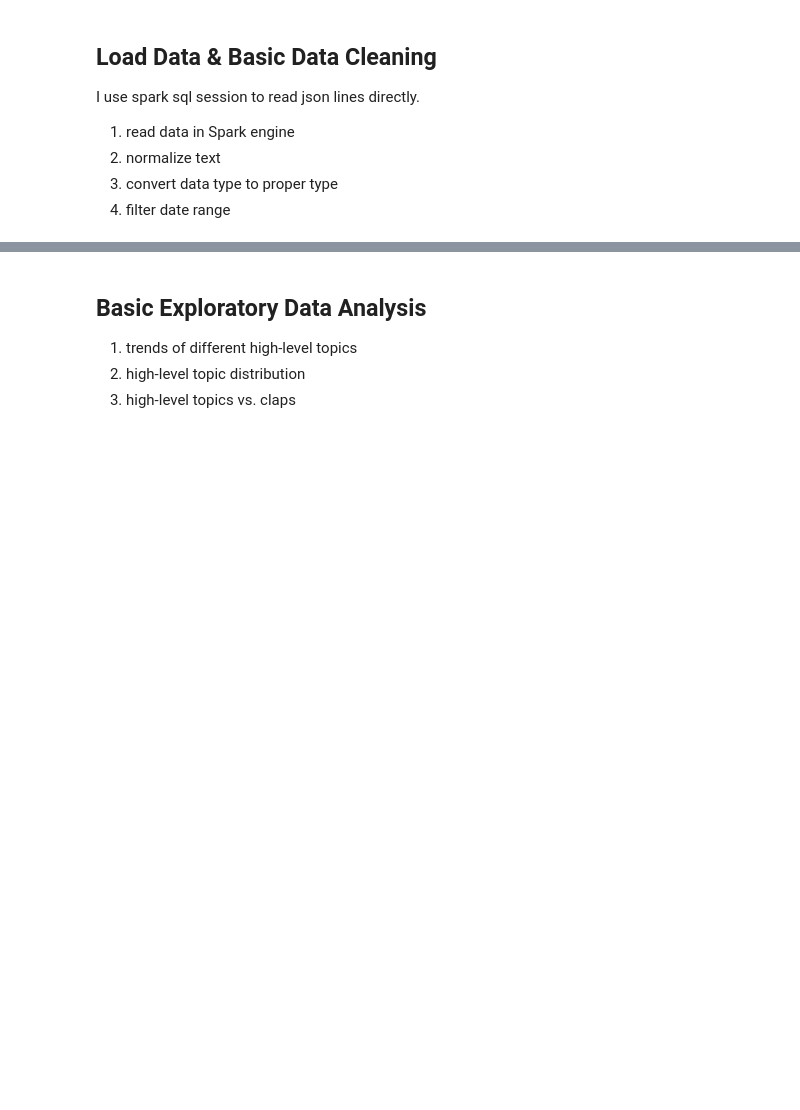
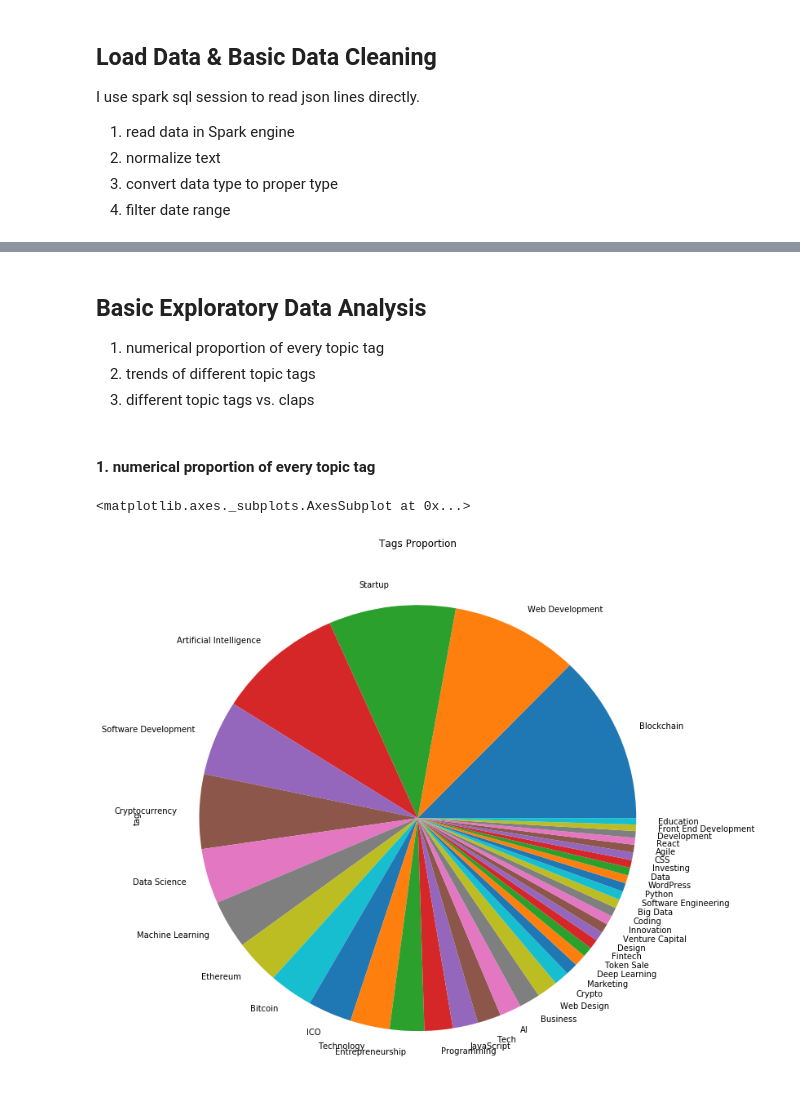
Before and after one commit to KevinLiao159/MediumBlog, a Jupyter notebook: notebooks/topic_modeling.ipynb, the cells around one changed output, grey strips where cells are left out. Drawn from its saved outputs; the diff is of its cells as text; code cells hidden in the pictures; blank space fills up the shorter version.

```diff
--- a/notebooks/topic_modeling.ipynb
+++ b/notebooks/topic_modeling.ipynb
@@ -79,7 +117,7 @@ def preprocess(data):
         data.claps.cast(IntegerType()),
         data.tags.cast(ArrayType(StringType())),
     )
-    return data.filter(data.publish_time > '2018-01-01').filter(data.publish_time < '2018-05-01')
+    return data.filter(data.publish_time > '2018-01-01').filter(data.publish_time < '2018-04-30')
 
 
 def unionAll(*dfs):
@@ -88,9 +126,6 @@ def unionAll(*dfs):
     """
     return reduce(DataFrame.unionAll, dfs)
 # %%
-# read json lines file
-path_files = [os.path.join(data_path, f_name) for f_name in os.listdir(data_path) if f_name.endswith('.jl')]
-
 # init list of spark dataframes
 dfs = []
 for path in path_files:
@@ -103,6 +138,8 @@ for path in path_files:
 
 # union all
 df = unionAll(*dfs).drop_duplicates(subset=['title'])
+# add id column for easy join later
+df = df.select("*").withColumn("id", monotonically_increasing_id())
 # %%
 df.show(5)
 # %% [output]
@@ -118,6 +155,27 @@ df.show(5)
 only showing top 5 rows
 # %% [markdown]
 ## Basic Exploratory Data Analysis
-1. trends of different high-level topics
-2. high-level topic distribution
-3. high-level topics vs. claps
+1. numerical proportion of every topic tag
+2. trends of different topic tags
+3. different topic tags vs. claps
+# %% [markdown]
+#### 1. numerical proportion of every topic tag
+# %%
+# collect data and convert it to pandas
+pddf = df.select('tags').toPandas()
+# flatten a list
+tags = list(itertools.chain(*pddf.tags.values))
+# visualization
+pd.DataFrame(tags, columns=['tag'])\
+    .groupby('tag')['tag']\
+    .count()\
+    .sort_values(ascending=False)[:40]\
+    .plot(
+        kind='pie',
+        figsize=(12, 12),
+        fontsize=10,
+        title='Tags Proportion',
+)
+# %% [output]
+<matplotlib.axes._subplots.AxesSubplot at 0x...>
+[figure, added]
```
Also changed, not shown: parts of 52 cells of this notebook.
